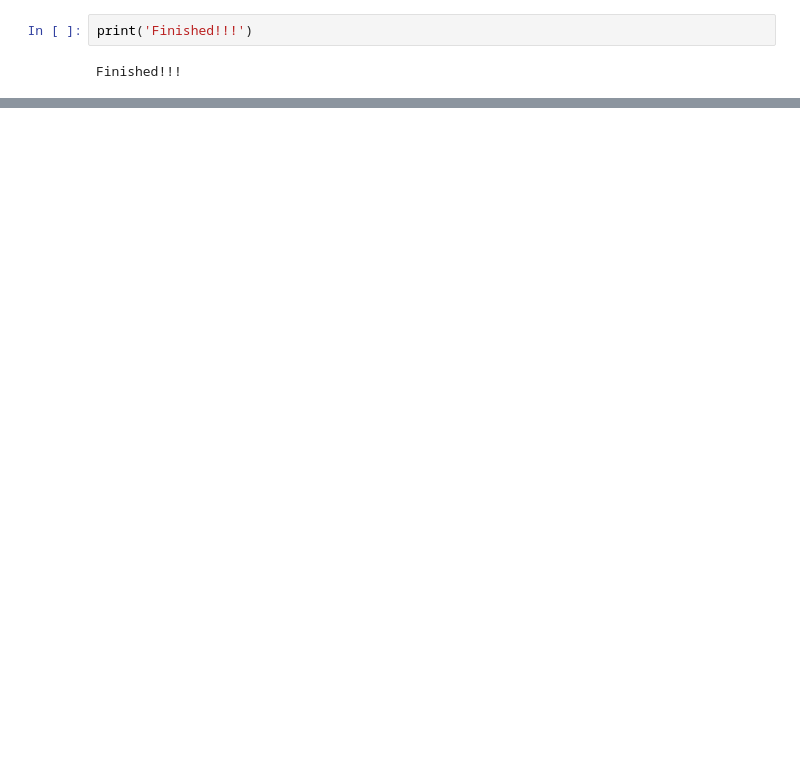
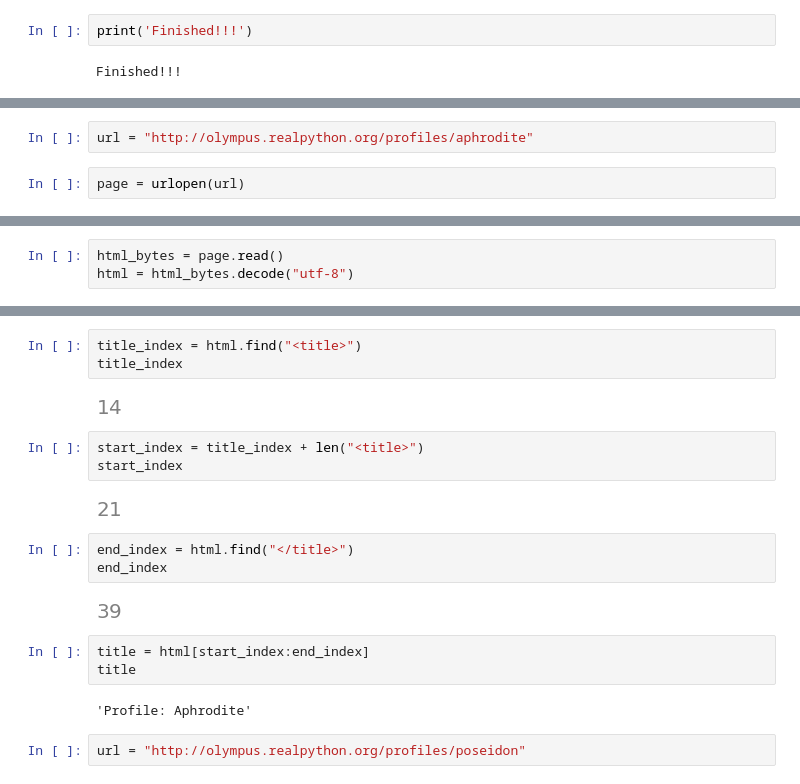
Before and after one commit to reisportela/PythonCourse, a Jupyter notebook: PythonCourse.ipynb, the cells around one changed output, grey strips where cells are left out. Saved outputs shown, nothing was run; the diff lists cells and outputs as text; blank space fills up the shorter version.

```diff
--- a/PythonCourse.ipynb
+++ b/PythonCourse.ipynb
@@ -1004,0 +1016,4 @@ Finished!!!
+# %%
+url = "http://olympus.realpython.org/profiles/aphrodite"
+# %%
+page = urlopen(url)
@@ -1004,0 +1024,3 @@ Finished!!!
+# %%
+html_bytes = page.read()
+html = html_bytes.decode("utf-8")
@@ -1004,0 +1048,22 @@ Finished!!!
+# %%
+title_index = html.find("<title>")
+title_index
+# %% [output]
+[figure, added]
+# %%
+start_index = title_index + len("<title>")
+start_index
+# %% [output]
+[figure, added]
+# %%
+end_index = html.find("</title>")
+end_index
+# %% [output]
+[figure, added]
+# %%
+title = html[start_index:end_index]
+title
+# %% [output]
+'Profile: Aphrodite'
+# %%
+url = "http://olympus.realpython.org/profiles/poseidon"
```
Also changed, not shown: parts of 62 cells of this notebook, 22 other files.
